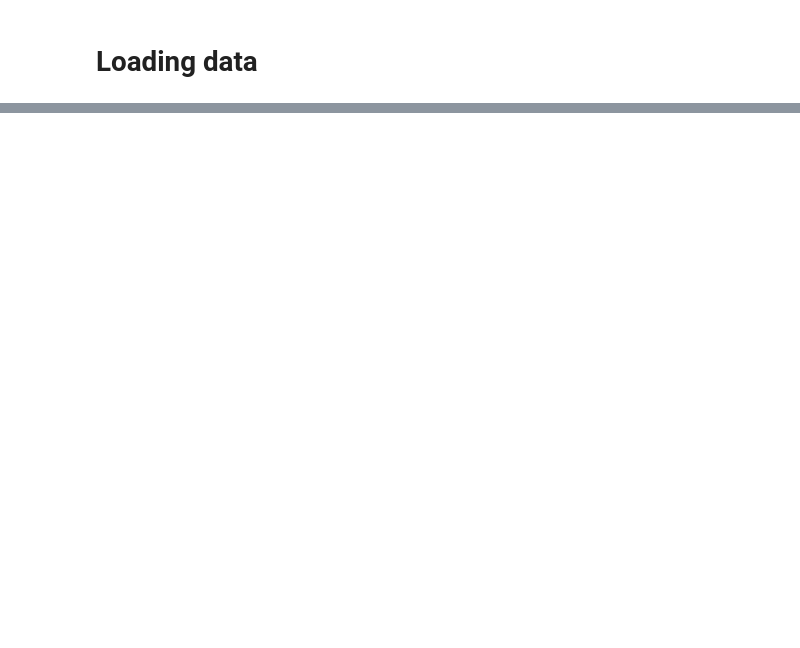
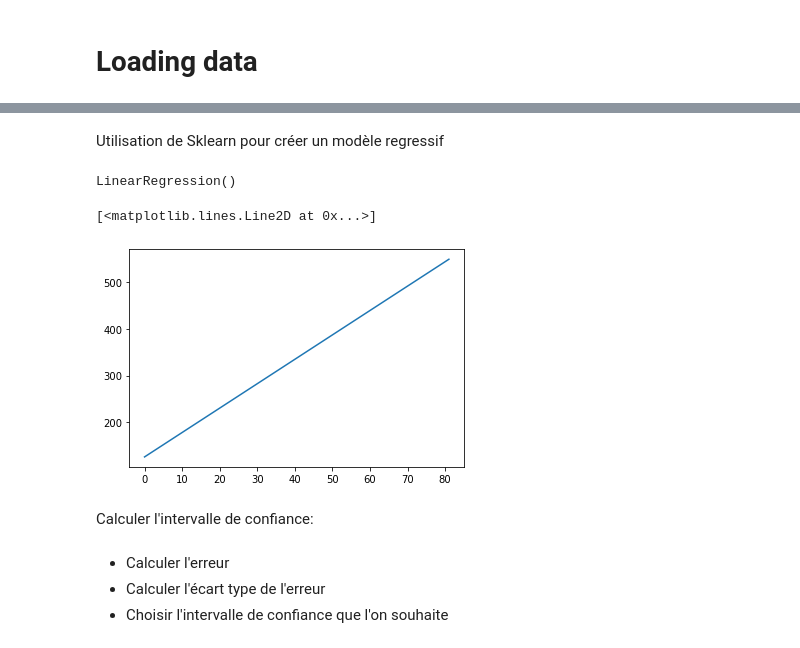
Before and after one commit to GregHHH/Python, a Jupyter notebook: computer_science/21.11.18/cours_python_journee_3.ipynb, the cells around one changed output, grey strips where cells are left out. Drawn from its saved outputs; the diff is of its cells as text; code cells hidden in the pictures; blank space fills up the shorter version.

Commit message:
cours_intervalle_confiance

```diff
--- a/computer_science/21.11.18/cours_python_journee_3.ipynb
+++ b/computer_science/21.11.18/cours_python_journee_3.ipynb
@@ -17,0 +47,29 @@ df.head()
+# %%
+# On utilise [[ ]] pour se referer à la colonne et non aux valeurs de celle-ci
+x_train = df_train[['Time']].values
+x_test = df_test[['Time']].values
+
+y_train = df_train[['Sales']].values
+y_test = df_test[['Sales']].values
+# %% [markdown]
+Utilisation de Sklearn pour créer un modèle regressif
+# %%
+model_trend = LinearRegression()
+# %%
+model_trend.fit(x_train, y_train)
+# %% [output]
+LinearRegression()
+# %%
+y_fitted_values = model_trend.predict(x_train)
+y_predicted_values = model_trend.predict(x_test)
+# %%
+plt.plot(y_fitted_values)
+# %% [output]
+[<matplotlib.lines.Line2D at 0x...>]
+[figure, added]
+# %% [markdown]
+Calculer l'intervalle de confiance:
+# %% [markdown]
+- Calculer l'erreur
+- Calculer l'écart type de l'erreur
+- Choisir l'intervalle de confiance que l'on souhaite
```
Also changed, not shown: parts of 9 cells of this notebook, 2 other files.
